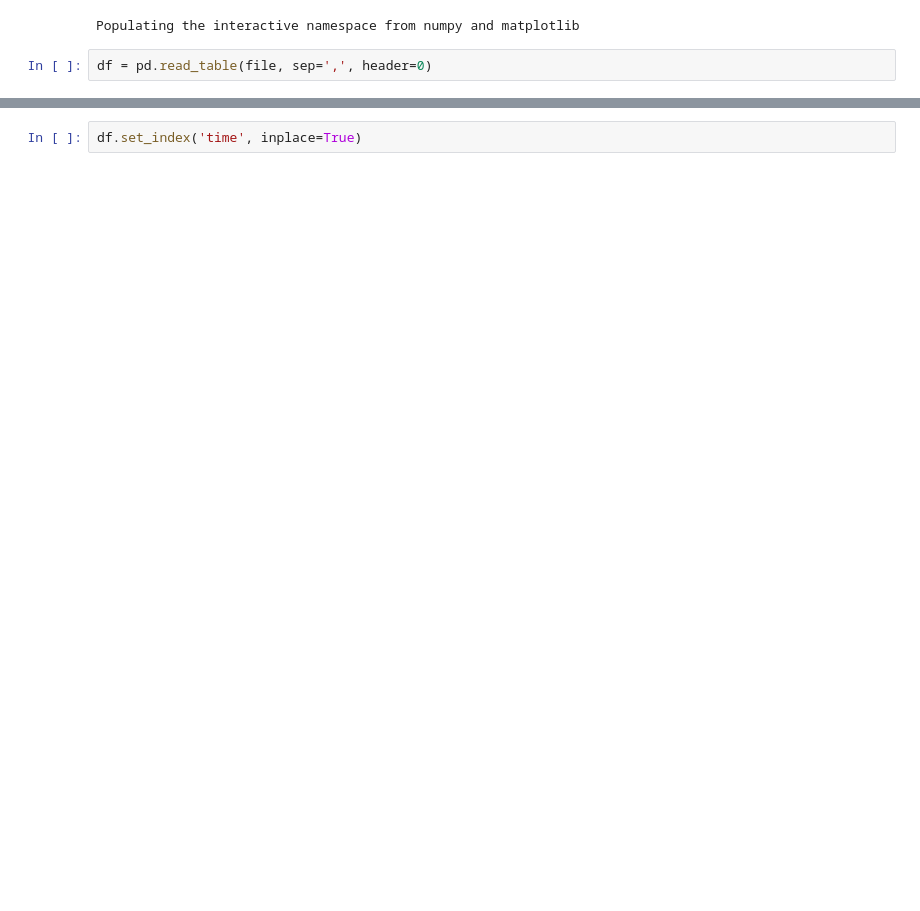
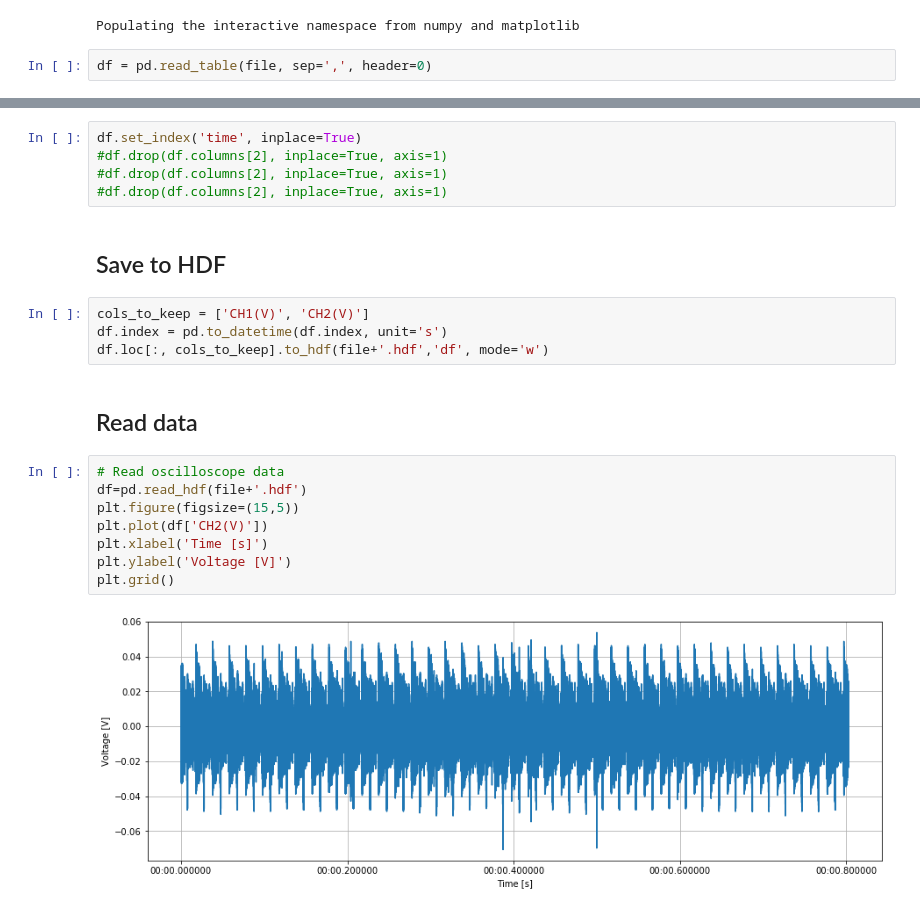
Before and after one commit to ODZ-UJF-AV-CR/auto1, a Jupyter notebook: notebooks/oscilloscope.ipynb, the cells around one changed output, grey strips where cells are left out. Saved outputs shown, nothing was run; the diff lists cells and outputs as text; blank space fills up the shorter version.

```diff
--- a/notebooks/oscilloscope.ipynb
+++ b/notebooks/oscilloscope.ipynb
@@ -16,2 +21,23 @@ df['time']=df.index*8e-9
-# %%
-df.set_index('time', inplace=True)
+# %%
+df.set_index('time', inplace=True)
+#df.drop(df.columns[2], inplace=True, axis=1)
+#df.drop(df.columns[2], inplace=True, axis=1)
+#df.drop(df.columns[2], inplace=True, axis=1)
+# %% [markdown]
+## Save to HDF
+# %%
+cols_to_keep = ['CH1(V)', 'CH2(V)']
+df.index = pd.to_datetime(df.index, unit='s')
+df.loc[:, cols_to_keep].to_hdf(file+'.hdf','df', mode='w')
+# %% [markdown]
+## Read data
+# %%
+# Read oscilloscope data
+df=pd.read_hdf(file+'.hdf')
+plt.figure(figsize=(15,5))
+plt.plot(df['CH2(V)'])
+plt.xlabel('Time [s]')
+plt.ylabel('Voltage [V]')
+plt.grid()
+# %% [output]
+[figure, added]
```
Also changed, not shown: parts of 30 cells of this notebook, 1 other file.
